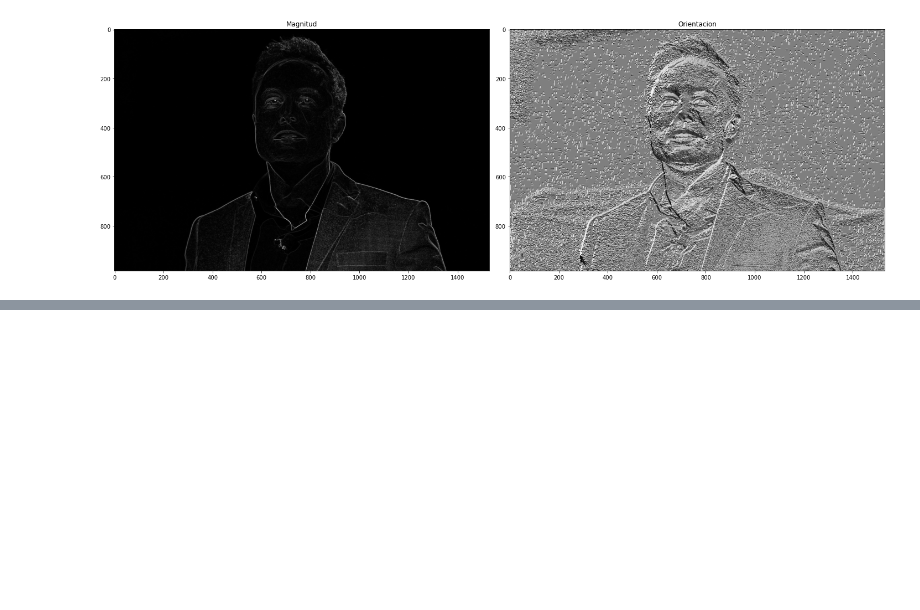
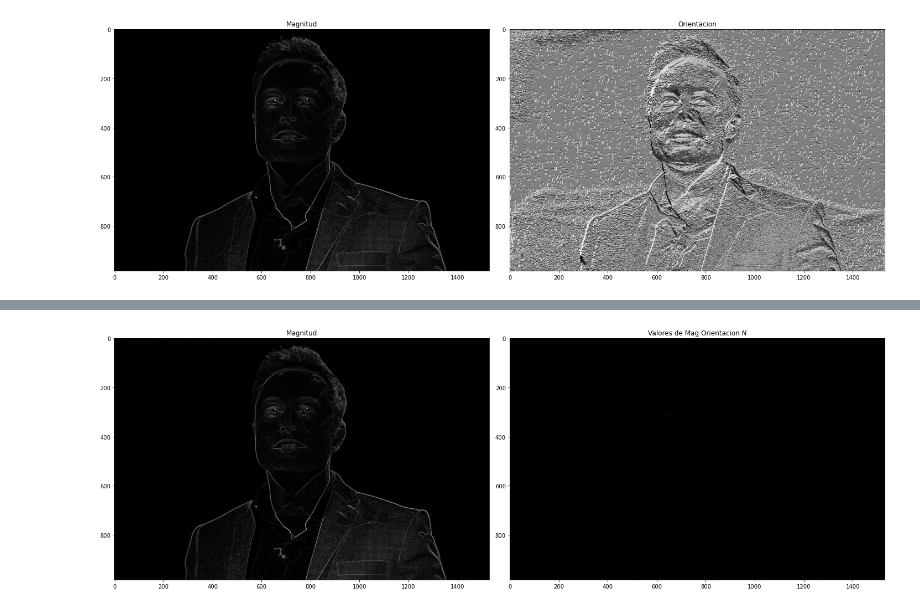
Before and after one commit to ElmerAlanoca/HackC, a Jupyter notebook: LABORATORIOS/LAB4/Lab4.ipynb, the cells around one changed output, grey strips where cells are left out. Drawn from its saved outputs; the diff is of its cells as text; code cells hidden in the pictures; blank space fills up the shorter version.

```diff
--- a/LABORATORIOS/LAB4/Lab4.ipynb
+++ b/LABORATORIOS/LAB4/Lab4.ipynb
@@ -264,4 +268,13 @@ def elim_val_may_men_a(img, valor):
             if img[i,j] > valor+0.0001:
                 img[i,j] = 0
     return img
+# %%
+def crear_mtx_gra_N(img0, img1):
+
+    for j in range(img0.shape[1]):
+        for i in range(img0.shape[0]):
+            if img0[i,j] > 0:
+                img0[i,j] = img1[i,j]
+
+    return img0
 # %%
@@ -273,0 +288,4 @@ plt.imshow(val_norte, cmap = 'gray')
+# %%
+myImages2("Magnitud", magnitud, "Valores de Mag Orientacion N", val_mag_norte)
+# %% [output]
+[figure, added]
```
Also changed, not shown: parts of 9 cells of this notebook.
